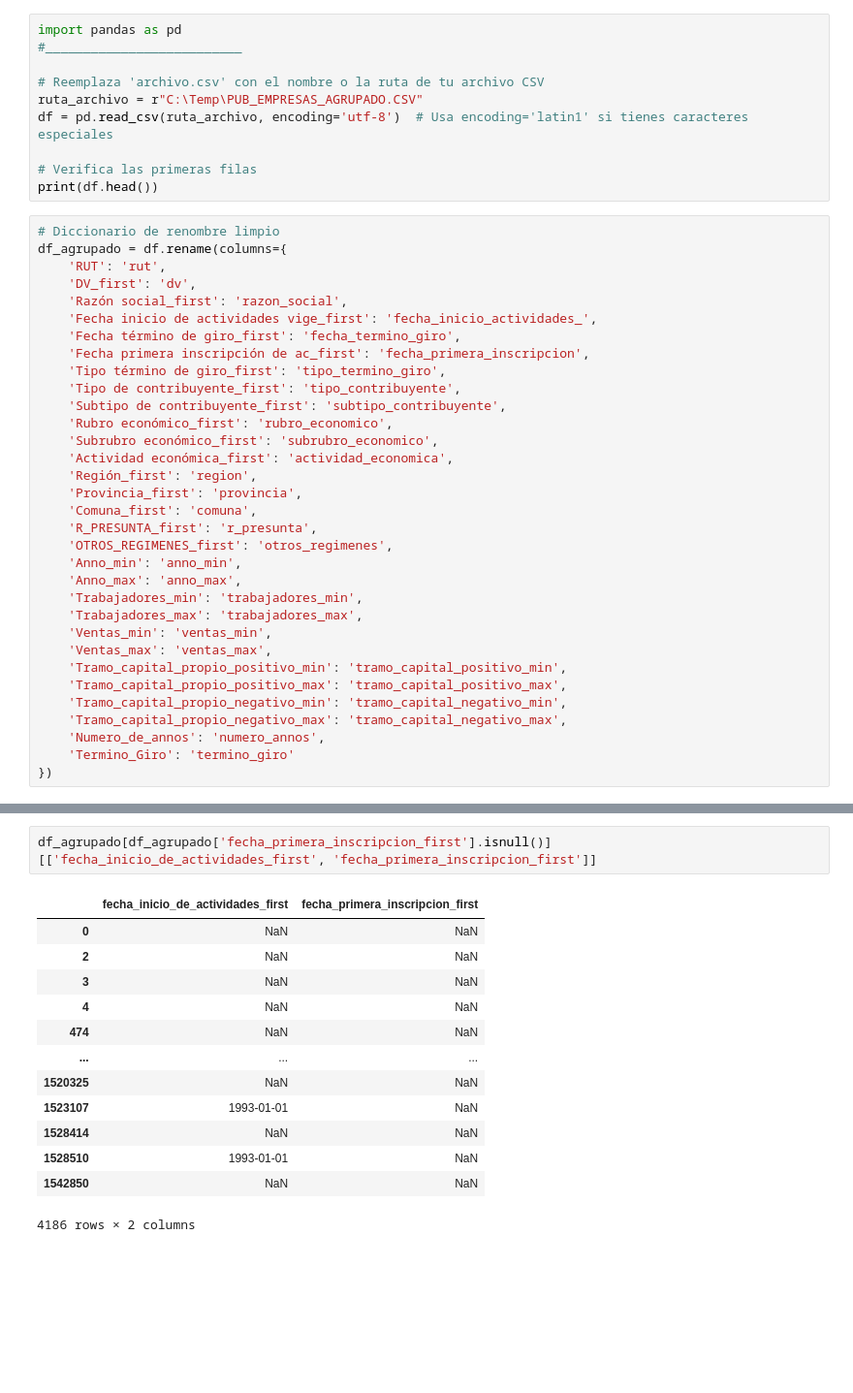
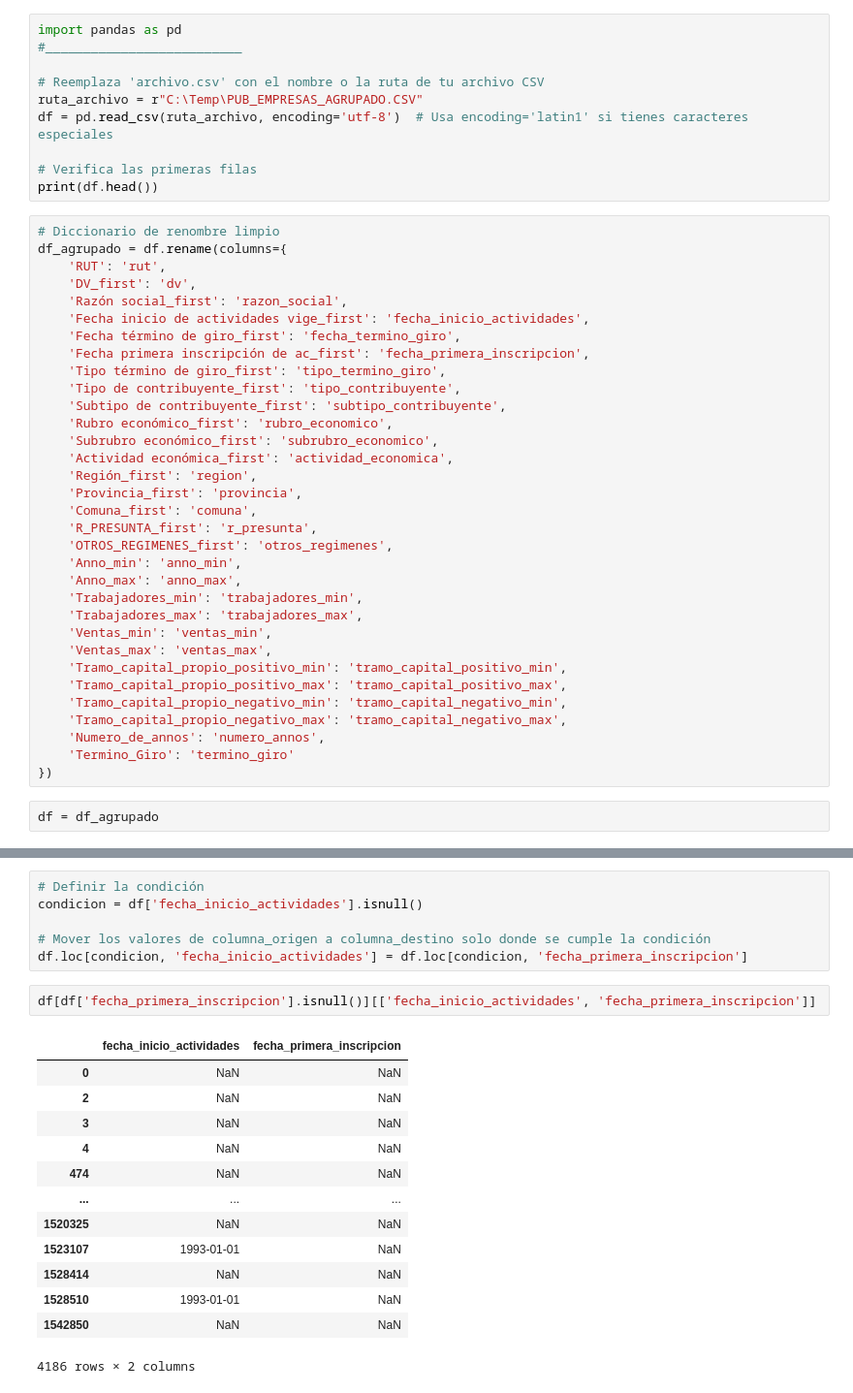
Before and after one commit to Vfuentealba/AnalisisPyme, a Jupyter notebook: notebooks/analiza_datos.ipynb, the cells around one changed output, grey strips where cells are left out. Shown at 97% size. Cells and saved outputs as stored; diff of their text form; blank space fills up the shorter version.

```diff
--- a/notebooks/analiza_datos.ipynb
+++ b/notebooks/analiza_datos.ipynb
@@ -14,7 +14,7 @@ df_agrupado = df.rename(columns={
     'RUT': 'rut',
     'DV_first': 'dv',
     'Razón social_first': 'razon_social',
-    'Fecha inicio de actividades vige_first': 'fecha_inicio_actividades_',
+    'Fecha inicio de actividades vige_first': 'fecha_inicio_actividades',
     'Fecha término de giro_first': 'fecha_termino_giro',
     'Fecha primera inscripción de ac_first': 'fecha_primera_inscripcion',
     'Tipo término de giro_first': 'tipo_termino_giro',
@@ -41,4 +41,6 @@ df_agrupado = df.rename(columns={
     'Numero_de_annos': 'numero_annos',
     'Termino_Giro': 'termino_giro'
 })
+# %%
+df = df_agrupado
 # %%
@@ -82,7 +104,13 @@ dtype: int64
+# %%
+# Definir la condición
+condicion = df['fecha_inicio_actividades'].isnull()
+
+# Mover los valores de columna_origen a columna_destino solo donde se cumple la condición
+df.loc[condicion, 'fecha_inicio_actividades'] = df.loc[condicion, 'fecha_primera_inscripcion']
 # %%
-df_agrupado[df_agrupado['fecha_primera_inscripcion_first'].isnull()][['fecha_inicio_de_actividades_first', 'fecha_primera_inscripcion_first']]
+df[df['fecha_primera_inscripcion'].isnull()][['fecha_inicio_actividades', 'fecha_primera_inscripcion']]
 # %% [output]
-|  | fecha_inicio_de_actividades_first | fecha_primera_inscripcion_first |
+|  | fecha_inicio_actividades | fecha_primera_inscripcion |
 | 0 | NaN | NaN |
 | 2 | NaN | NaN |
 | 3 | NaN | NaN |
```
Also changed, not shown: parts of 7 cells of this notebook.
